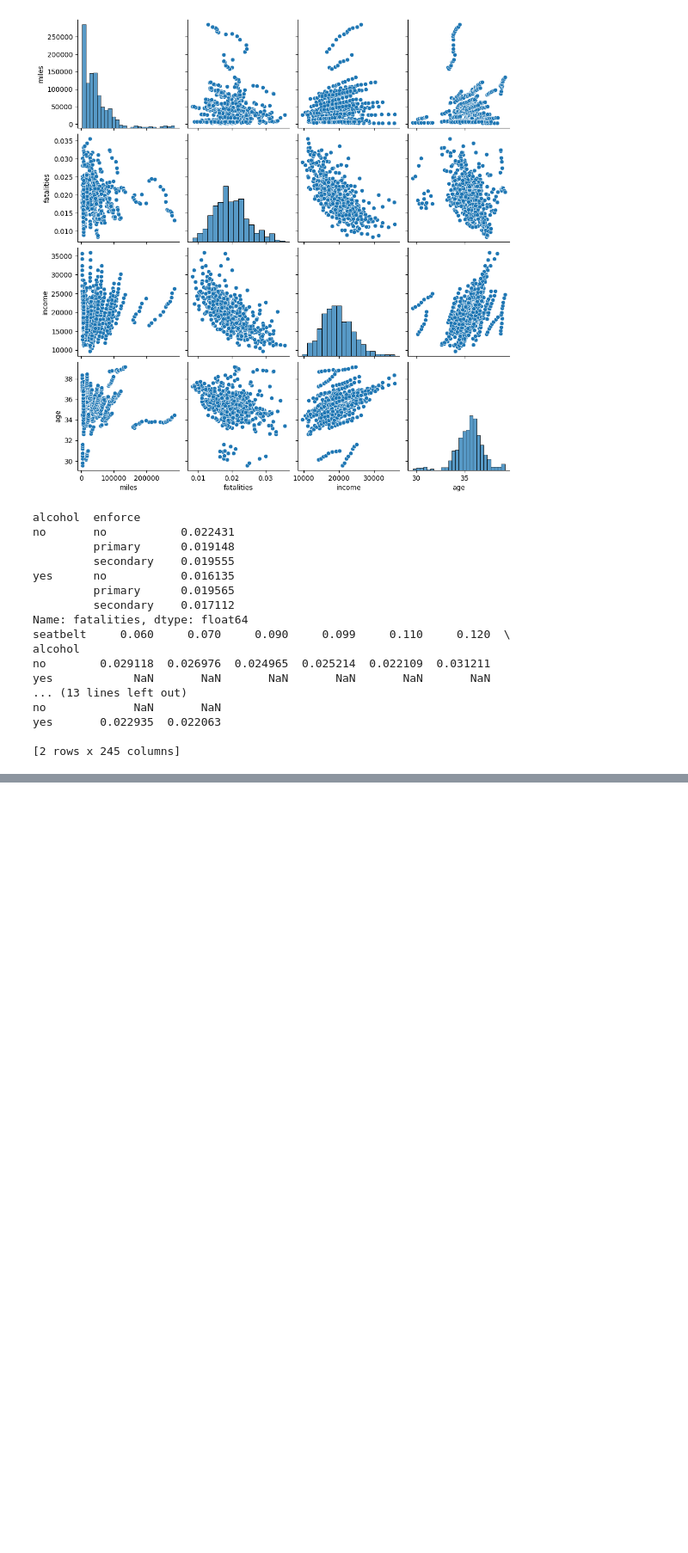
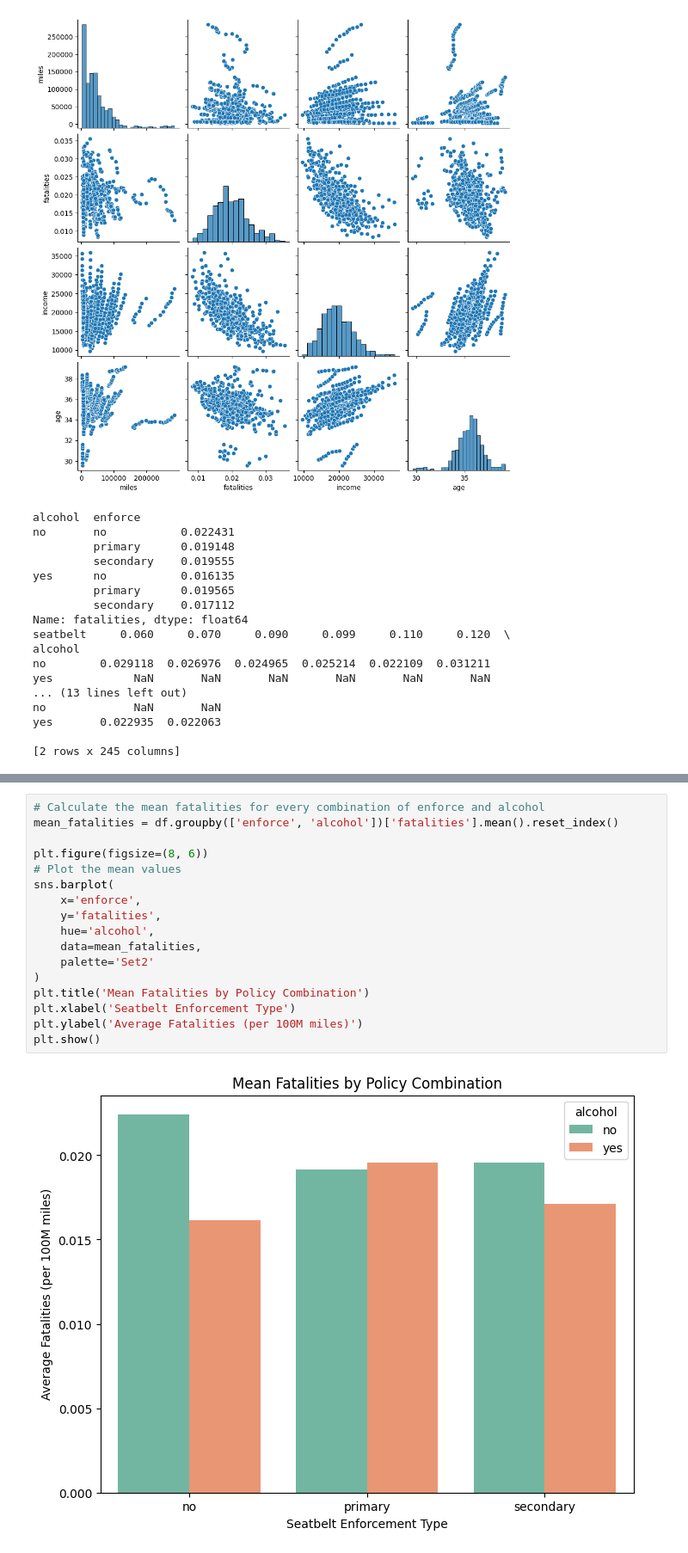
Before and after one commit to Gayatri2912/22BDS0126, a Jupyter notebook: 22bds0126.ipynb, the cells around one changed output, grey strips where cells are left out. Shown at 86% size. Drawn from its saved outputs; the diff is of its cells as text; blank space fills up the shorter version.

```diff
--- a/22bds0126.ipynb
+++ b/22bds0126.ipynb
@@ -195,0 +443,19 @@ yes       0.022935  0.022063
+# %%
+# Calculate the mean fatalities for every combination of enforce and alcohol
+mean_fatalities = df.groupby(['enforce', 'alcohol'])['fatalities'].mean().reset_index()
+
+plt.figure(figsize=(8, 6))
+# Plot the mean values
+sns.barplot(
+    x='enforce',
+    y='fatalities',
+    hue='alcohol',
+    data=mean_fatalities,
+    palette='Set2'
+)
+plt.title('Mean Fatalities by Policy Combination')
+plt.xlabel('Seatbelt Enforcement Type')
+plt.ylabel('Average Fatalities (per 100M miles)')
+plt.show()
+# %% [output]
+[figure, added]
```
Also changed, not shown: parts of 5 cells of this notebook.
